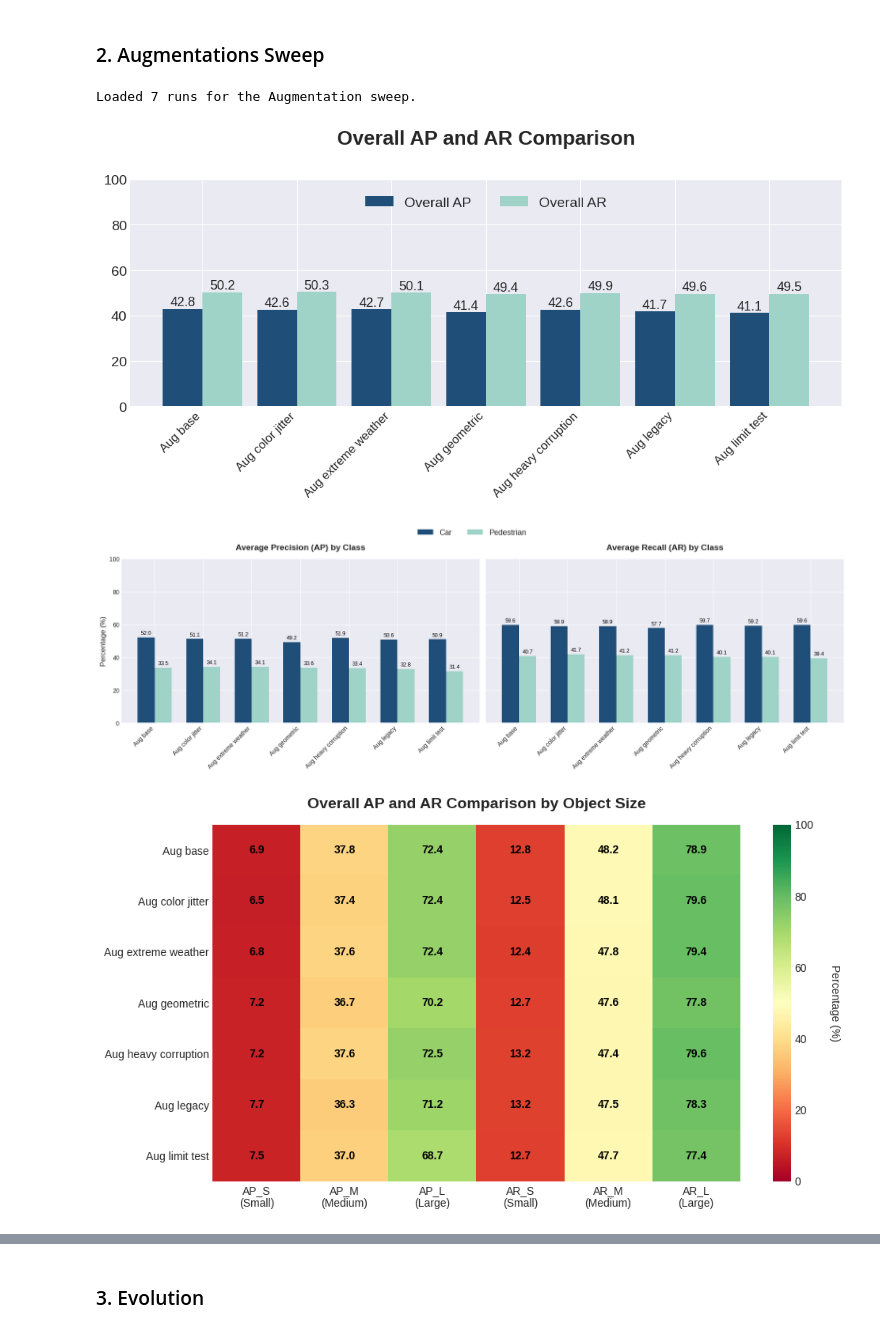
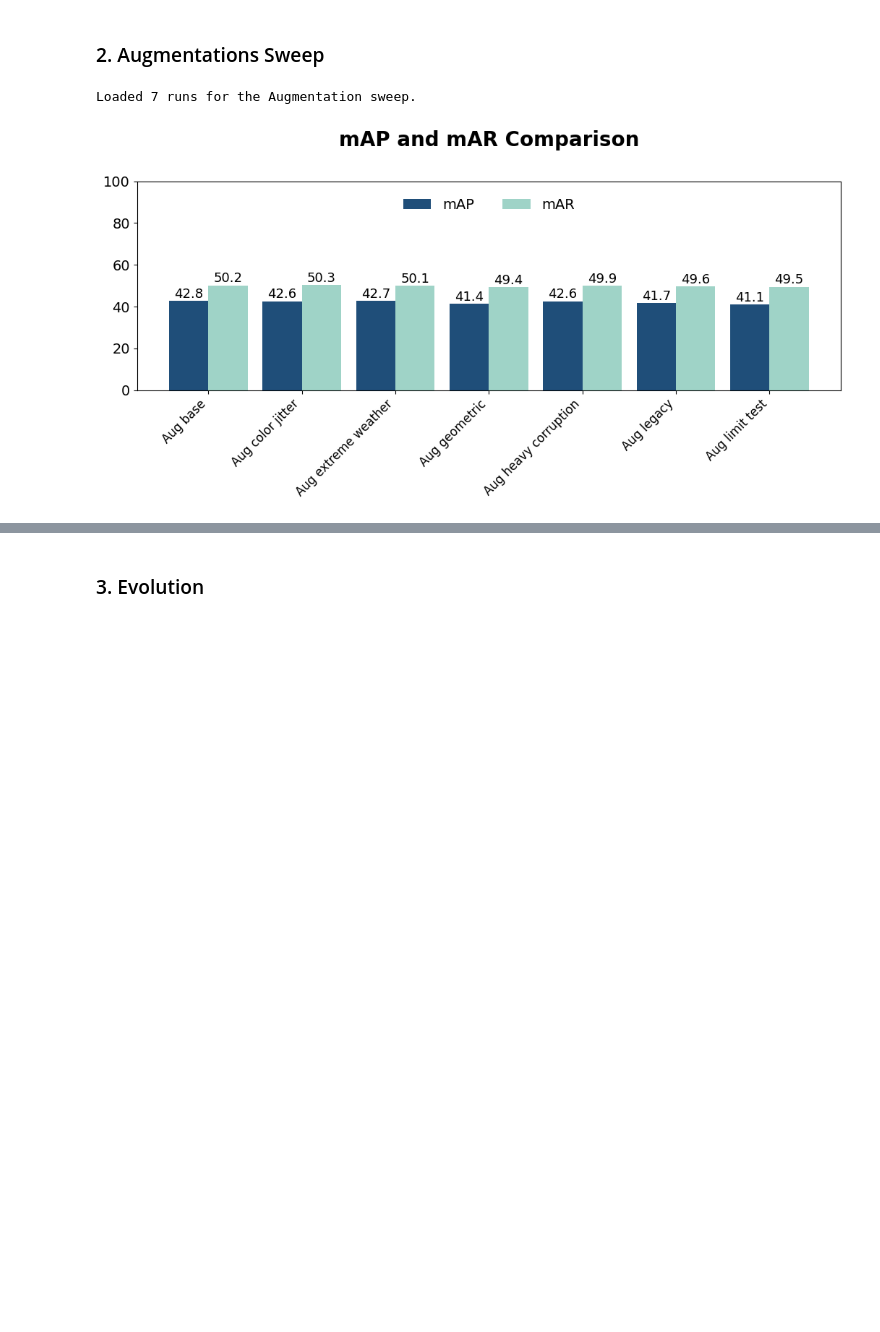
Before and after one commit to valy3124/C5-Team1, a Jupyter notebook: Week1/src/fine_tune/plots_for_slides/analyze_sweep_results.ipynb, the cells around one changed output, grey strips where cells are left out. Saved outputs shown, nothing was run; the diff lists cells and outputs as text; code cells hidden in the pictures; blank space fills up the shorter version.

Commit message:
small updates week1

```diff
--- a/Week1/src/fine_tune/plots_for_slides/analyze_sweep_results.ipynb
+++ b/Week1/src/fine_tune/plots_for_slides/analyze_sweep_results.ipynb
@@ -16,14 +16,14 @@ from plot_utils import *
 ### 1. Freeze Layers Sweep
 # %%
 # Load data for the Freeze sweep
-results_dir = "../../results/faster_rcnn"
+results_dir = "/ghome/group01/C5/benet/C5-Team1/Week1/results/faster_rcnn"
 faster_rcnn_freeze_data = load_data(results_dir, prefix="faster_rcnn_Freeze")
 faster_rcnn_freeze_data = rename_layer_labels(faster_rcnn_freeze_data)
 print(f"Loaded {len(faster_rcnn_freeze_data)} runs for the Freeze sweep.")
 
 plot_overall_bar(faster_rcnn_freeze_data)
-plot_per_class_bar(faster_rcnn_freeze_data)
-plot_overall_heatmap(faster_rcnn_freeze_data)
-plot_per_class_heatmap(faster_rcnn_freeze_data)
+# plot_per_class_bar(faster_rcnn_freeze_data)
+# plot_overall_heatmap(faster_rcnn_freeze_data)
+# plot_per_class_heatmap(faster_rcnn_freeze_data)
 # %% [output]
 Loaded 12 runs for the Freeze sweep.
@@ -36,13 +33,11 @@ Loaded 12 runs for the Freeze sweep.
 # %%
 # Load data for the Augmentation sweep
 faster_rcnn_aug_data = load_data(results_dir, prefix="faster_rcnn_Aug")
 print(f"Loaded {len(faster_rcnn_aug_data)} runs for the Augmentation sweep.")
 plot_overall_bar(faster_rcnn_aug_data)
-plot_per_class_bar(faster_rcnn_aug_data)
-plot_overall_heatmap(faster_rcnn_aug_data)
-plot_per_class_heatmap(faster_rcnn_aug_data)
+# plot_per_class_bar(faster_rcnn_aug_data)
+# plot_overall_heatmap(faster_rcnn_aug_data)
+# plot_per_class_heatmap(faster_rcnn_aug_data)
 # %% [output]
 Loaded 7 runs for the Augmentation sweep.
-[figure, old version]
+[figure, new version]
-[figure, removed]
-[figure, removed]
```
Also changed, not shown: parts of 9 cells of this notebook, 1 other file.
